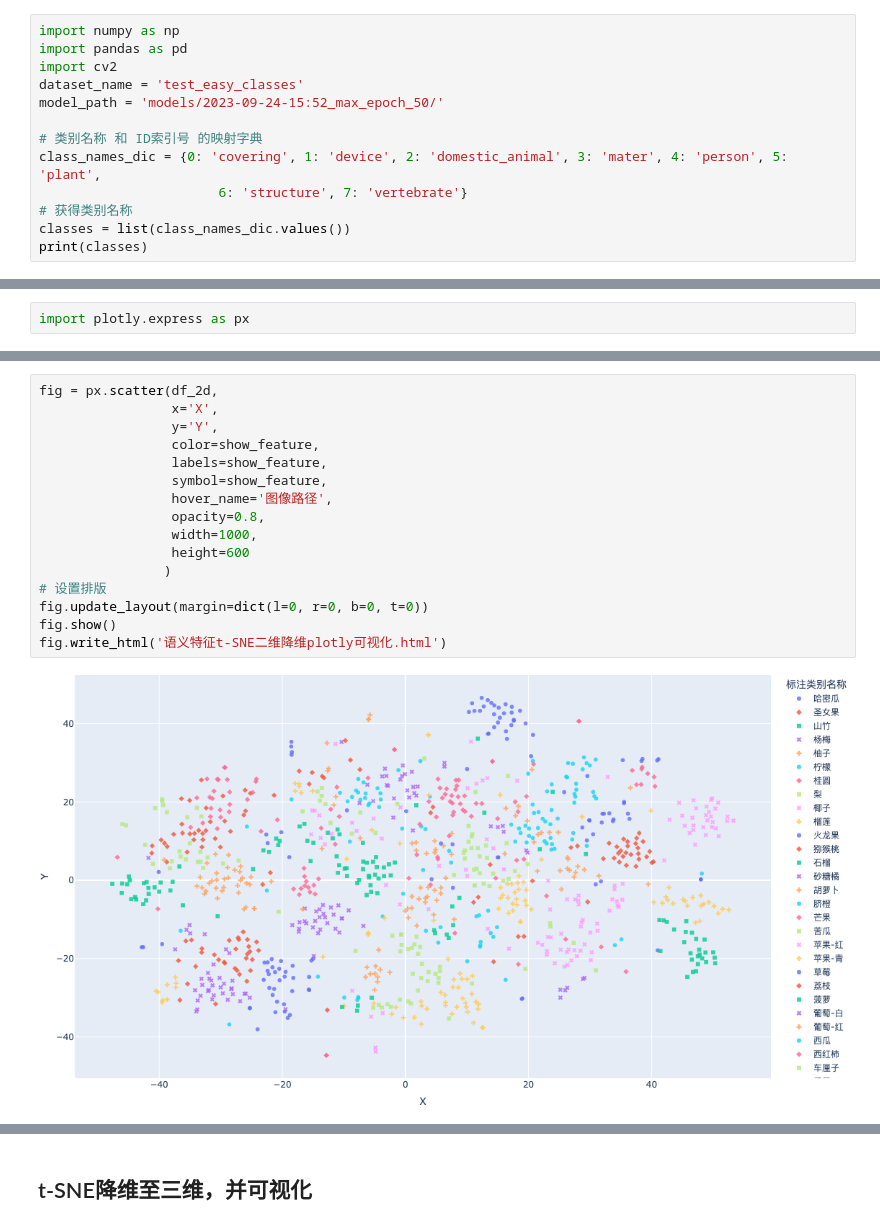
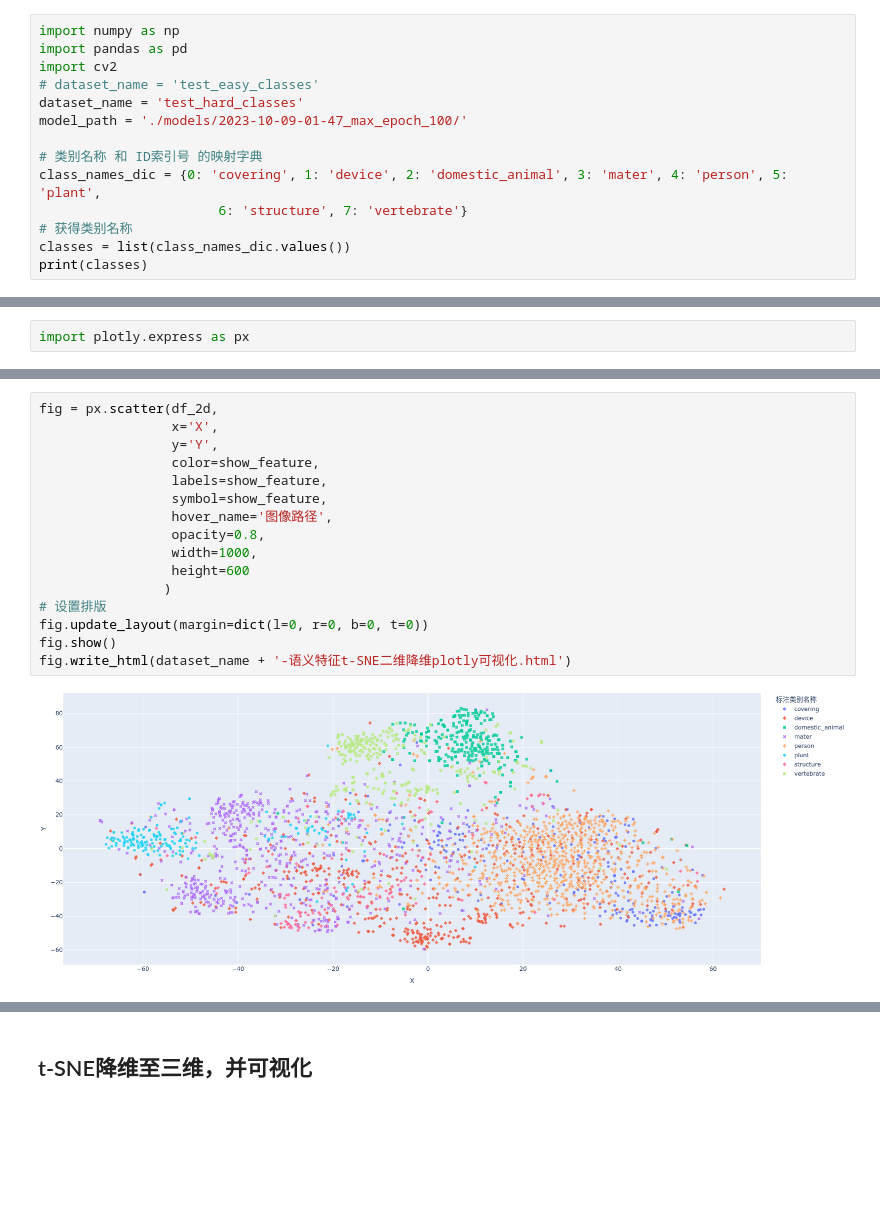
Before and after one commit to MarKobe1990/ShuffleNet-Retrain, a Jupyter notebook: ShuffleNetV2+/【H2】测试集语义特征t-SNE降维可视化.ipynb, the cells around one changed output, grey strips where cells are left out. Cells and saved outputs as stored; diff of their text form; blank space fills up the shorter version.

```diff
--- a/ShuffleNetV2+/【H2】测试集语义特征t-SNE降维可视化.ipynb
+++ b/ShuffleNetV2+/【H2】测试集语义特征t-SNE降维可视化.ipynb
@@ -45,8 +45,9 @@ plt.show()
 import numpy as np
 import pandas as pd
 import cv2
-dataset_name = 'test_easy_classes'
-model_path = 'models/2023-09-24-15:52_max_epoch_50/'
+# dataset_name = 'test_easy_classes'
+dataset_name = 'test_hard_classes'
+model_path = './models/2023-10-09-01-47_max_epoch_100/'
 
 # 类别名称 和 ID索引号 的映射字典
 class_names_dic = {0: 'covering', 1: 'device', 2: 'domestic_animal', 3: 'mater', 4: 'person', 5: 'plant',
@@ -173,20 +174,20 @@ df_2d
 # %%
 fig = px.scatter(df_2d,
                  x='X',
                  y='Y',
                  color=show_feature,
                  labels=show_feature,
                  symbol=show_feature,
                  hover_name='图像路径',
                  opacity=0.8,
                  width=1000,
                  height=600
                 )
 # 设置排版
 fig.update_layout(margin=dict(l=0, r=0, b=0, t=0))
 fig.show()
-fig.write_html('语义特征t-SNE二维降维plotly可视化.html')
+fig.write_html(dataset_name + '-语义特征t-SNE二维降维plotly可视化.html')
 # %% [output]
-[figure, old version]
+[figure, new version]
 # %%
 # 查看图像
```
Also changed, not shown: parts of 13 cells of this notebook, 23 other files.
